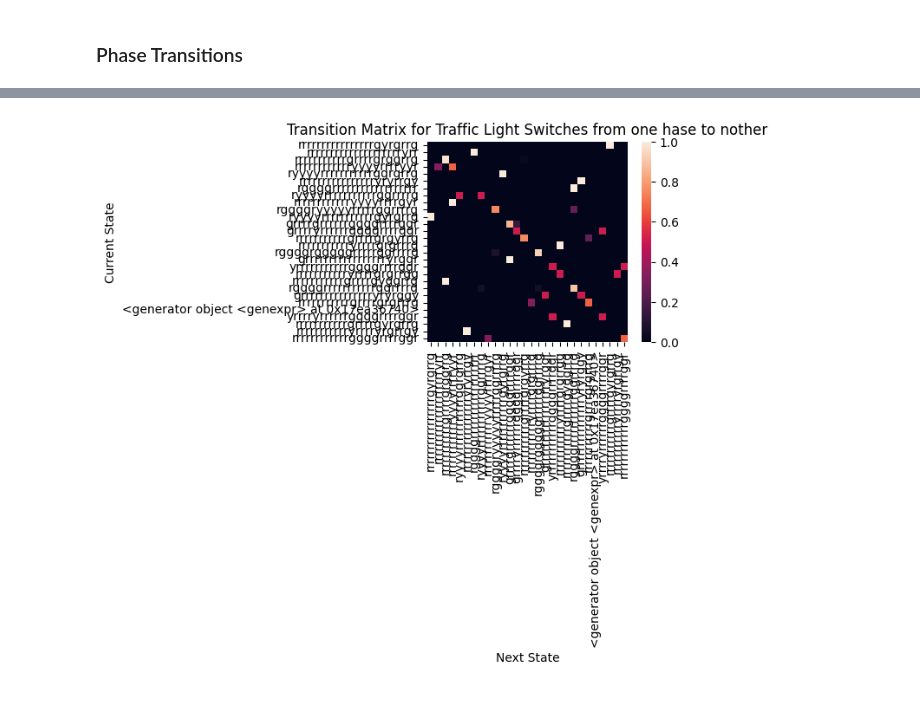
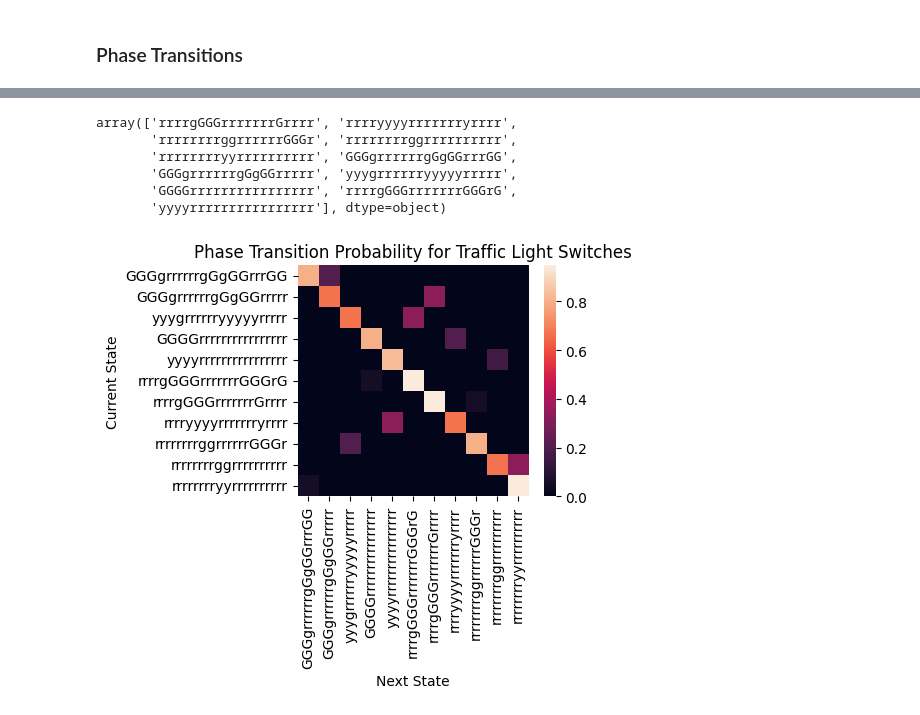
Before and after one commit to karstenk9/rl_traffic_signal_optimization, a Jupyter notebook: notebooks/actuated_results.ipynb, the cells around one changed output, grey strips where cells are left out. Cells and saved outputs as stored; diff of their text form; code cells hidden in the pictures.

Commit message:
phase transition analysis

```diff
--- a/notebooks/actuated_results.ipynb
+++ b/notebooks/actuated_results.ipynb
@@ -130,3 +115,12 @@ Name: tls160_state, Length: 8946, dtype: object
+# %%
+df.tls159_state.unique()
+# %% [output]
+array(['rrrrgGGGrrrrrrrGrrrr', 'rrrryyyyrrrrrrryrrrr',
+       'rrrrrrrrggrrrrrrGGGr', 'rrrrrrrrggrrrrrrrrrr',
+       'rrrrrrrryyrrrrrrrrrr', 'GGGgrrrrrrgGgGGrrrGG',
+       'GGGgrrrrrrgGgGGrrrrr', 'yyygrrrrrryyyyyrrrrr',
+       'GGGGrrrrrrrrrrrrrrrr', 'rrrrgGGGrrrrrrrGGGrG',
+       'yyyyrrrrrrrrrrrrrrrr'], dtype=object)
 # %%
 # create transition matrix and plot heatmap
 
@@ -141,37 +135,37 @@ def transition_matrix(transitions, num_phases):
     return matrix
 
 def normalize_matrix(matrix):
         for row in matrix:
             total = sum(row)
             if total > 0:  # Avoid division by zero
                 row[:] = [f/total for f in row]
         return matrix
 
 def create_heatmap(matrix, states):
     plt.figure(figsize=(4, 3))  # adjust the size as needed
     sns.heatmap(matrix,square=True, xticklabels=states, yticklabels=states)
     plt.xlabel("Next State")
     plt.ylabel("Current State")
-    plt.title("Transition Matrix for Traffic Light Switches from one hase to nother")
+    plt.title("Phase Transition Probability for Traffic Light Switches")
     plt.show()
 
 # append all states collected during training to list
-tls_160_allStates = df['tls160_state'].tolist()
-tls_160_allStates.append(x for x in set(tls_160_states) if x not in tls_160_allStates)
+tls_allStates = df['tls159_state'].tolist()
+#tls_allStates.append(x for x in tls_159_states if x not in tls_allStates)
 
 # get number of distinct phases
-num_phases = len(set(tls_160_allStates))
+num_phases = len(tls_159_states)
 
 # create list of tuples for state transitions
-transitions = [(tls_160_allStates[i], tls_160_allStates[i+1]) for i in range(len(tls_160_allStates)-1)]
+transitions = [(tls_allStates[i], tls_allStates[i+1]) for i in range(len(tls_allStates)-1)]
 
 # create transition matrix
 matrix = transition_matrix(transitions, num_phases)
 
 # normalize matrix
 transition_matrix = normalize_matrix(matrix)  # assuming you already have the transition matrix
 
 # plot heatmap
-create_heatmap(transition_matrix, set(tls_160_allStates))
+create_heatmap(transition_matrix, tls_159_states)
 # %% [output]
-[figure, old version]
+[figure, new version]
```
Also changed, not shown: parts of 12 cells of this notebook.
